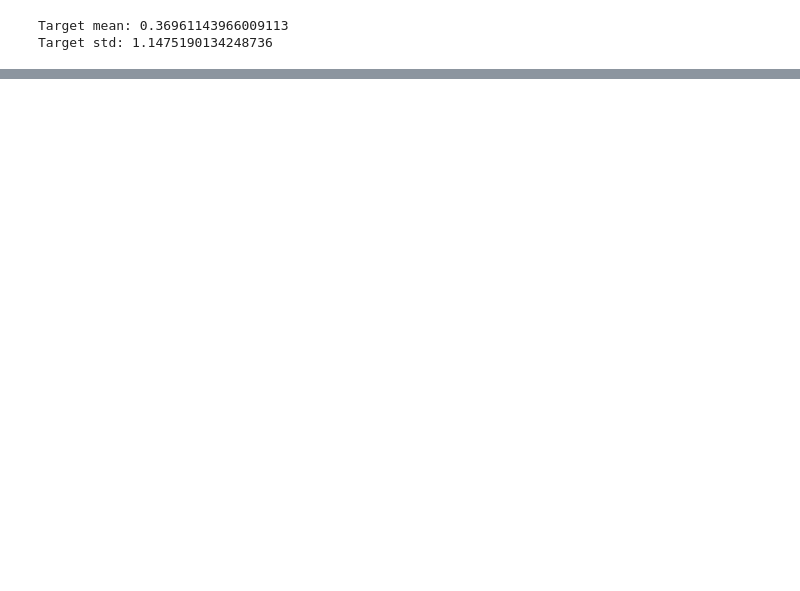
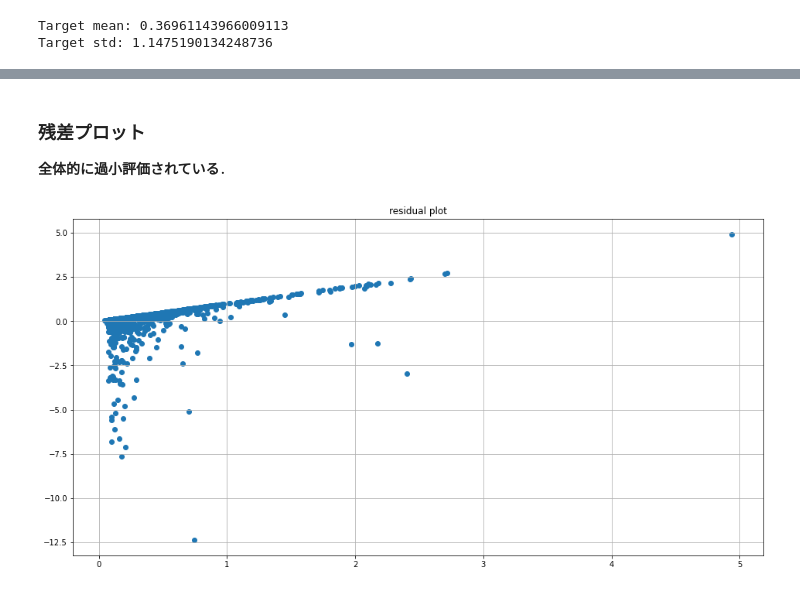
Before and after one commit to nft-appraiser/nft-appraiser-ml, a Jupyter notebook: notebooks/taskB_eval.ipynb, the cells around one changed output, grey strips where cells are left out. Cells and saved outputs as stored; diff of their text form; code cells hidden in the pictures; blank space fills up the shorter version.

```diff
--- a/notebooks/taskB_eval.ipynb
+++ b/notebooks/taskB_eval.ipynb
@@ -140,3 +172,16 @@ Test MAE Score: 0.20024245777293012
+# %% [markdown]
+### 残差プロット
+**全体的に過小評価されている**．
+# %%
+residual = pred.reshape(-1) - test_y
+
+plt.figure(figsize=(16, 8))
+plt.scatter(pred.reshape(-1), residual)
+plt.title("residual plot")
+plt.grid(True)
+plt.show()
+# %% [output]
+[figure, added]
 # %%
 metrics = {"test_rmse": round(rmse_score, 3), "test__mae": round(mae_score, 3)}
 experiment.log_metrics(metrics)
```
Also changed, not shown: parts of 8 cells of this notebook.
